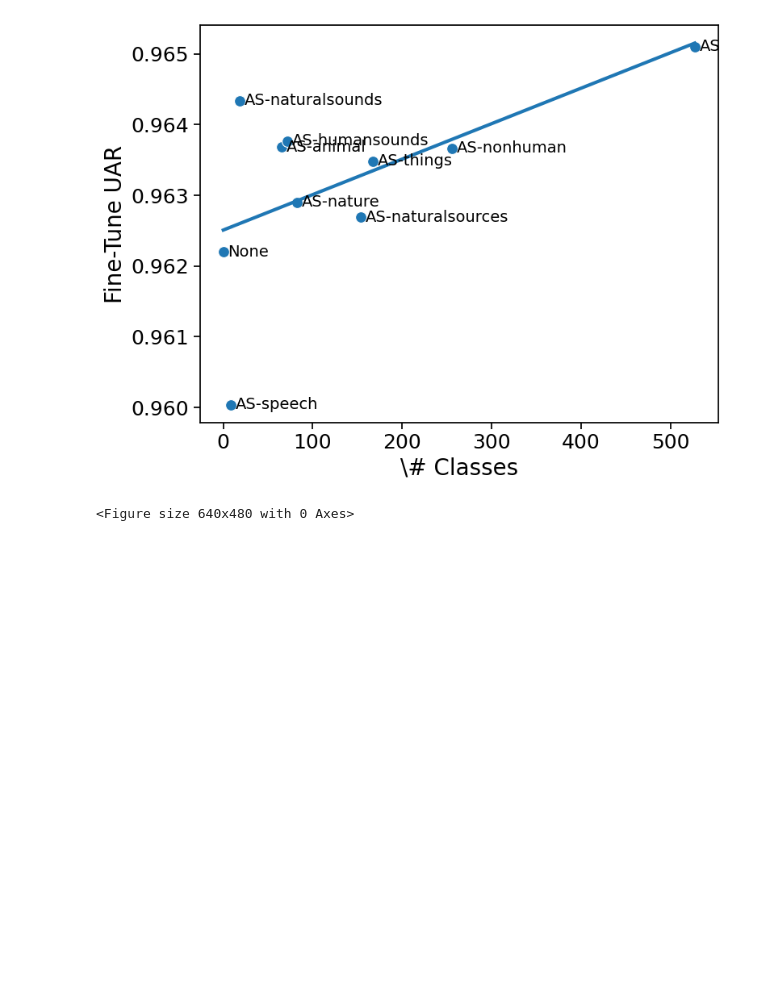
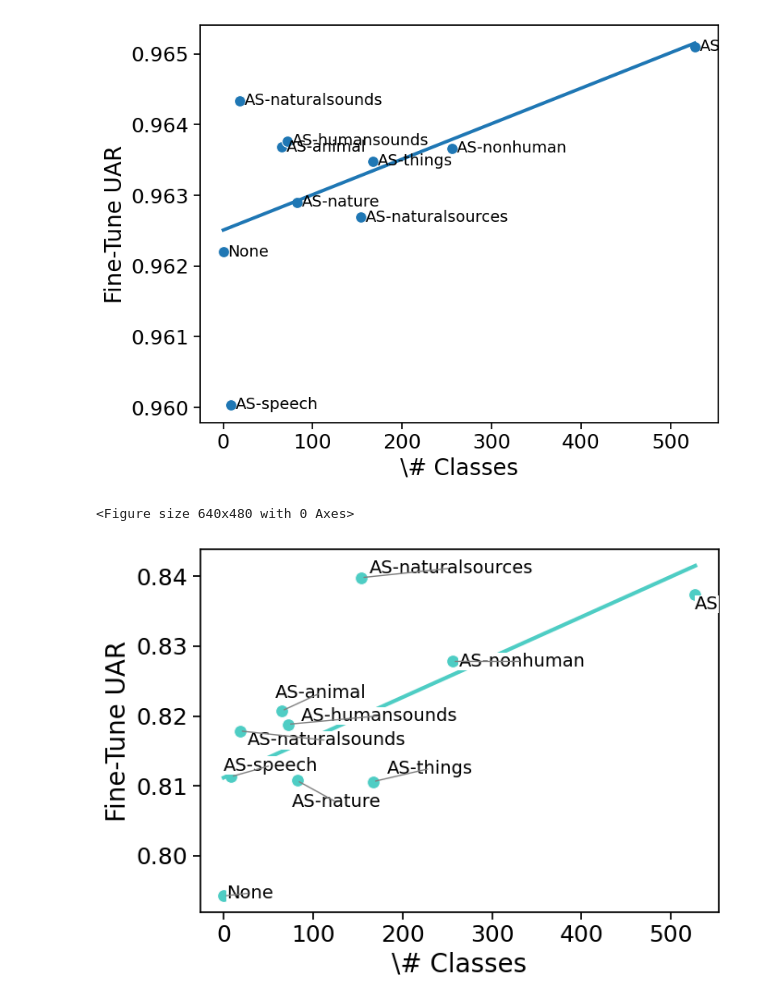
Before and after one commit to millinma/OntoTLAudio, a Jupyter notebook: plot_finetuning_results.ipynb, the cells around one changed output. Cells and saved outputs as stored; diff of their text form; code cells hidden in the pictures; blank space fills up the shorter version.

```diff
--- a/plot_finetuning_results.ipynb
+++ b/plot_finetuning_results.ipynb
@@ -228,3 +228,96 @@ for dataset in df_subsets_classes['dataset'].unique():
 <Figure size 640x480 with 0 Axes>
 [figure]
 <Figure size 640x480 with 0 Axes>
+# %%
+from adjustText import adjust_text
+
+# Calculate offsets based on axis ranges
+subsets_classes_folder = join(plot_folder, "AS-sbusets_classes")
+makedirs(subsets_classes_folder, exist_ok = True)
+
+df_subsets = result_df
+df_subsets_classes = df_subsets[df_subsets["data_percentage"].isin([1, 0])]
+x_range = df_subsets_classes['pretrain_classes'].max() - df_subsets_classes['pretrain_classes'].min()
+y_range = df_subsets_classes['test_uar'].max() - df_subsets_classes['test_uar'].min()
+x_offset = x_range * 0.01  # 1% of x-axis range
+y_offset = y_range * 0.01  # 1% of y-axis range
+
+
+sns.set_context("notebook",
+                rc={
+                  "lines.linewidth": line_width,
+                  "lines.markersize": marker_size
+                })
+
+# uncomment for latex style plots
+#plt.rcParams["text.usetex"] = True
+#plt.rc('text', usetex=True)
+#plt.rc('font', family='serif')
+
+for dataset in df_subsets_classes['dataset'].unique():
+    dataset_df = df_subsets_classes[df_subsets_classes['dataset'] == dataset]
+
+    # Initialize a new plot for each dataset
+    plt.figure(figsize=(7, 5))
+
+    # Scatter plot: uniform color and marker
+    sns.scatterplot(
+        data=dataset_df,
+        x='pretrain_classes',
+        y='test_uar',
+        #color='tab:blue',
+        color='#4ECDC4',
+        marker='o',
+        s=100
+    )
+
+    # Regression line
+    sns.regplot(
+        data=dataset_df,
+        x='pretrain_classes',
+        y='test_uar',
+        scatter=False,
+        color='#4ECDC4',
+#        color='blue',
+        ci=None
+
+    )
+
+    texts = []
+    for _, row in dataset_df.iterrows():
+        texts.append(
+            plt.text(
+                row['pretrain_classes'],
+                row['test_uar'],
+                row['pretrain_data'],
+                fontsize=text_marker_font_size,
+                verticalalignment='center',
+                bbox=dict(facecolor='white', edgecolor='none', pad=0.15)
+            )
+        )
+
+    # --- Adjust to avoid overlaps (same logic as snippet 2) ---
+    adjust_text(
+        texts,
+        arrowprops=dict(arrowstyle="-", lw=1, color="gray"),
+        expand_points=(1.2, 1.2),
+        expand_text=(1.2, 1.2),
+        force_text=0.5,
+        force_points=0.5
+    )
+
+    # Set plot title and labels
+    plt.xlabel("\# Classes", fontsize=label_font_size)
+    plt.ylabel("Fine-Tune UAR", fontsize=label_font_size)
+    plt.xticks(fontsize=tick_font_size)
+    plt.yticks(fontsize=tick_font_size)
+
+    # Save and show the plot
+    subsets_classes_path = join(subsets_classes_folder, "subsets_classes_" + dataset)
+    plt.tight_layout()
+    plt.savefig(subsets_classes_path + file_ext1)
+    plt.savefig(subsets_classes_path + file_ext2)
+    plt.show()
+    plt.clf()
+# %% [output]
+[figure, added]
```
Also changed, not shown: parts of 3 cells of this notebook, 12 other files.
